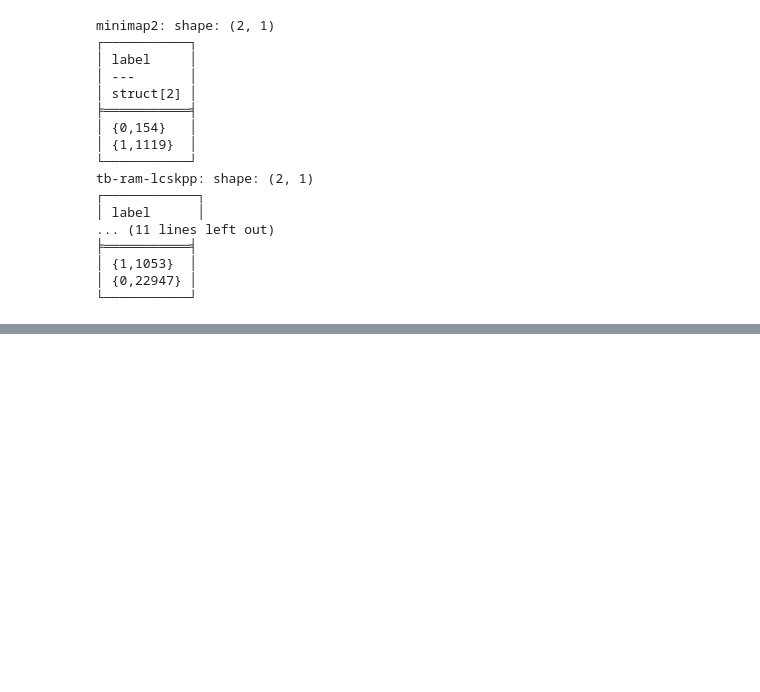
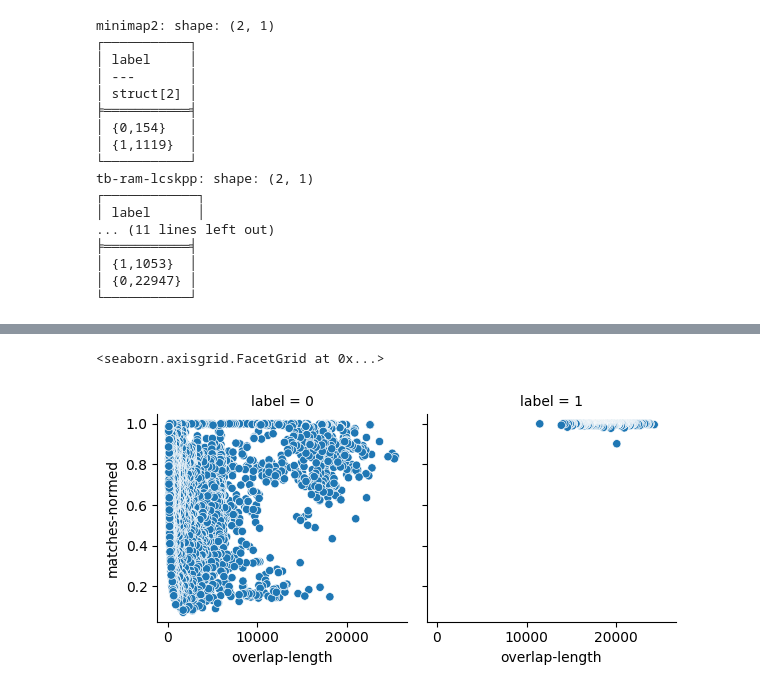
Before and after one commit to tbrekalo/tb-ram, a Jupyter notebook: scripts/notebooks/ram-eval.ipynb, the cells around one changed output, grey strips where cells are left out. Cells and saved outputs as stored; diff of their text form; code cells hidden in the pictures; blank space fills up the shorter version.

Commit message:
lcskpp-integration: fine tuning

```diff
--- a/scripts/notebooks/ram-eval.ipynb
+++ b/scripts/notebooks/ram-eval.ipynb
@@ -142,0 +143,29 @@ g.map_dataframe(sns.scatterplot, x="overlap-length", y="n-residue-matches")
+# %%
+df_tb_ram_lcskpp_sample = (
+    df_tb_ram_lcskpp.with_columns(
+        pl.max_horizontal(
+            pl.col("query-end") - pl.col("query-start"),
+            pl.col("target-end") - pl.col("target-start"),
+        ).alias("overlap-length")
+    )
+    .with_columns(
+        (pl.col("n-residue-matches") / pl.col("overlap-length")).alias("matches-normed")
+    )
+    .sort(by="n-residue-matches", descending=True)
+    .group_by(
+        by=["query-name", "target-name"],
+        maintain_order=True,
+    )
+    .head(5)
+)
+# %%
+g = sns.FacetGrid(df_tb_ram_lcskpp_sample.to_pandas(), col="label")
+g.map_dataframe(
+    sns.scatterplot,
+    x="overlap-length",
+    y="matches-normed",
+    hue="label",
+)
+# %% [output]
+<seaborn.axisgrid.FacetGrid at 0x...>
+[figure, added]
```
Also changed, not shown: parts of 2 cells of this notebook, 2 other files.
